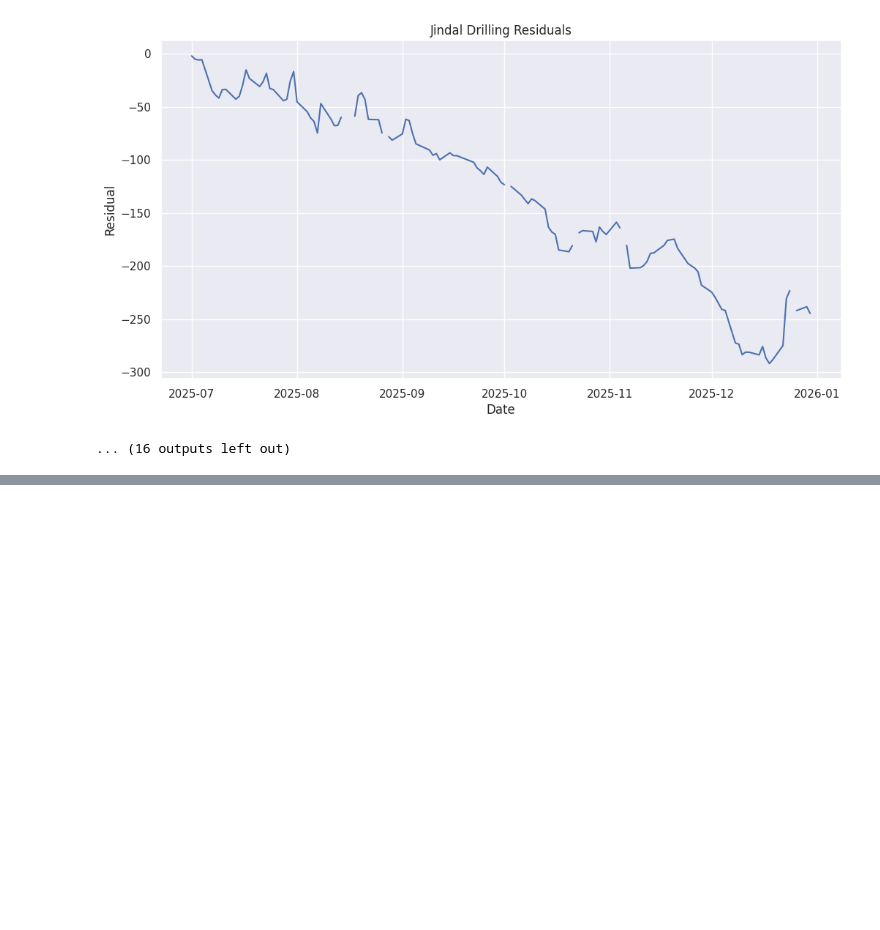
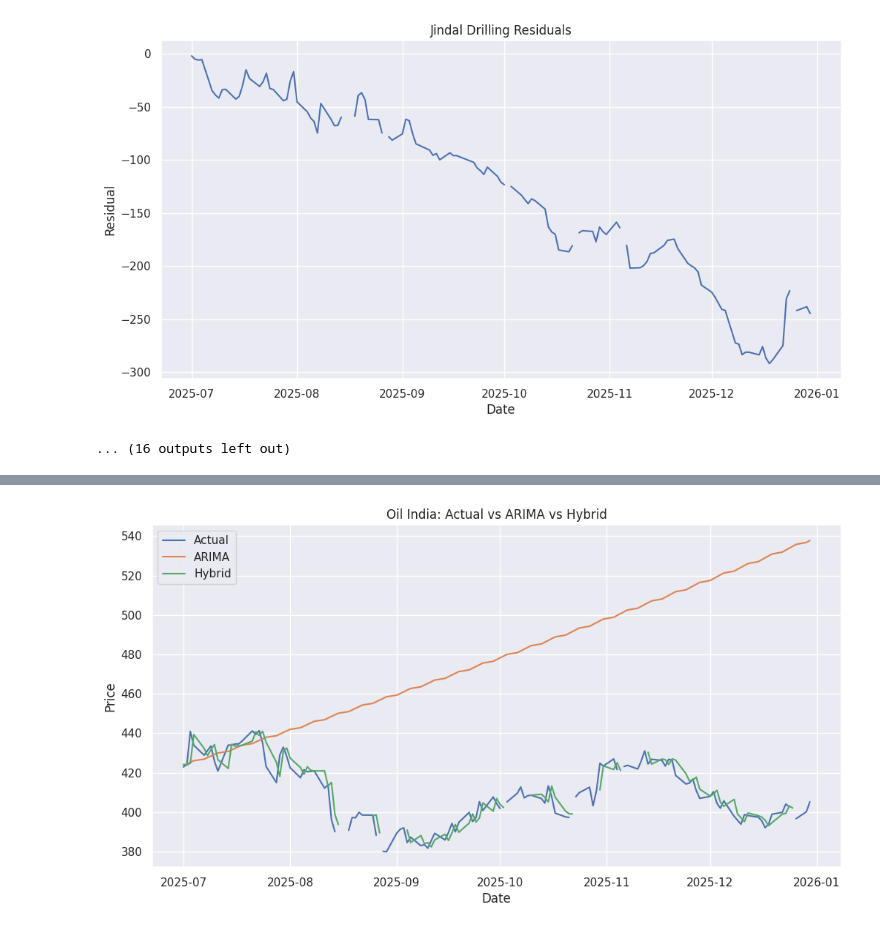
Before and after one commit to MrRogueKnight/arima-stock-forecasting-and-performance-evaluation, a Jupyter notebook: ARIMA_Based_Stock_Price_Prediction_and_Performance.ipynb, the cells around one changed output, grey strips where cells are left out. Drawn from its saved outputs; the diff is of its cells as text; code cells hidden in the pictures; blank space fills up the shorter version.

```diff
--- a/ARIMA_Based_Stock_Price_Prediction_and_Performance.ipynb
+++ b/ARIMA_Based_Stock_Price_Prediction_and_Performance.ipynb
@@ -2042,0 +2053,91 @@ LEAKAGE-FREE HYBRID vs ARIMA
+# %%
+import matplotlib.pyplot as plt
+import pandas as pd
+
+# ---------------------------
+# 1. Actual vs ARIMA vs Hybrid
+# ---------------------------
+for stock in actual_df.columns:
+    plt.figure()
+
+    plt.plot(actual_df.index, actual_df[stock], label="Actual")
+    plt.plot(pred_df.index, pred_df[stock], label="ARIMA")
+    plt.plot(hybrid_forecast_df.index, hybrid_forecast_df[stock], label="Hybrid")
+
+    plt.title(f"{stock}: Actual vs ARIMA vs Hybrid")
+    plt.xlabel("Date")
+    plt.ylabel("Price")
+    plt.legend()
+    plt.show()
+
+
+# ---------------------------
+# 2. RMSE Comparison
+# ---------------------------
+plt.figure()
+
+rmse_df = comparison_df[["Stock", "RMSE_ARIMA", "RMSE_Hybrid"]].set_index("Stock")
+rmse_df.plot(kind="bar")
+
+plt.title("RMSE Comparison: ARIMA vs Hybrid")
+plt.ylabel("RMSE")
+plt.xticks(rotation=45)
+plt.show()
+
+
+# ---------------------------
+# 3. MAPE Comparison
+# ---------------------------
+plt.figure()
+
+mape_df = comparison_df[["Stock", "MAPE (%)_ARIMA", "MAPE (%)_Hybrid"]].set_index("Stock")
+mape_df.plot(kind="bar")
+
+plt.title("MAPE Comparison: ARIMA vs Hybrid")
+plt.ylabel("MAPE (%)")
+plt.xticks(rotation=45)
+plt.show()
+
+
+# ---------------------------
+# 4. Direction Accuracy Comparison
+# ---------------------------
+plt.figure()
+
+dir_df = comparison_df[["Stock", "Direction Accuracy (%)_ARIMA", "Direction Accuracy (%)_Hybrid"]].set_index("Stock")
+dir_df.plot(kind="bar")
+
+plt.title("Direction Accuracy: ARIMA vs Hybrid")
+plt.ylabel("Accuracy (%)")
+plt.xticks(rotation=45)
+plt.show()
+
+
+# ---------------------------
+# 5. Portfolio Contribution
+# ---------------------------
+plt.figure()
+
+contribution_df.set_index("Stock")["Return (%)"].plot(kind="bar")
+
+plt.title("Portfolio Contribution by Stock")
+plt.ylabel("Return (%)")
+plt.xticks(rotation=45)
+plt.show()
+
+
+# ---------------------------
+# 6. Residual Distribution (ARIMA)
+# ---------------------------
+for stock in actual_df.columns:
+    residuals = actual_df[stock] - pred_df[stock]
+
+    plt.figure()
+    plt.hist(residuals.dropna(), bins=30)
+
+    plt.title(f"{stock}: Residual Distribution (ARIMA)")
+    plt.xlabel("Residual")
+    plt.ylabel("Frequency")
+    plt.show()
+# %% [output]
+[figure, added]
```
Also changed, not shown: parts of 4 cells of this notebook.
